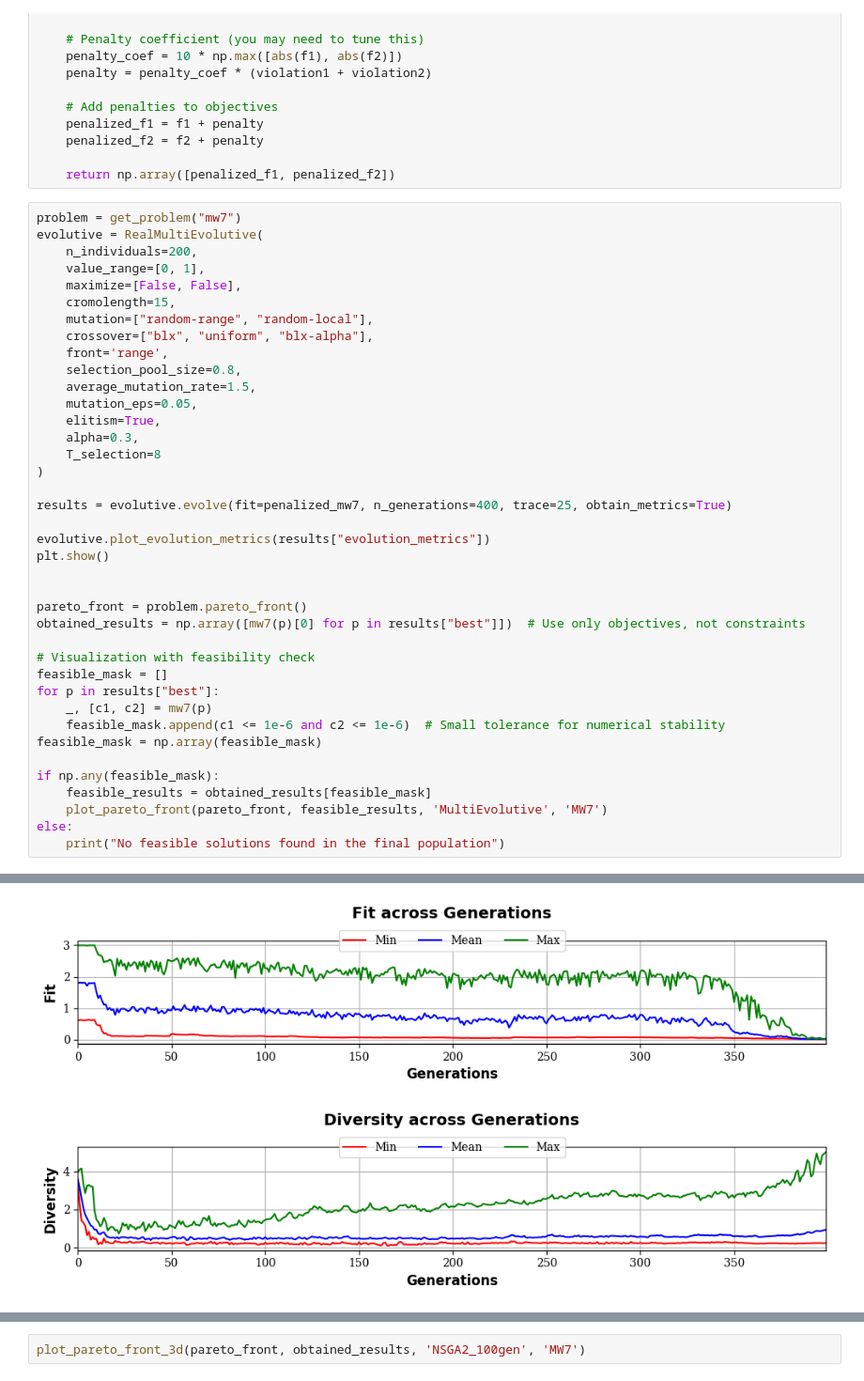
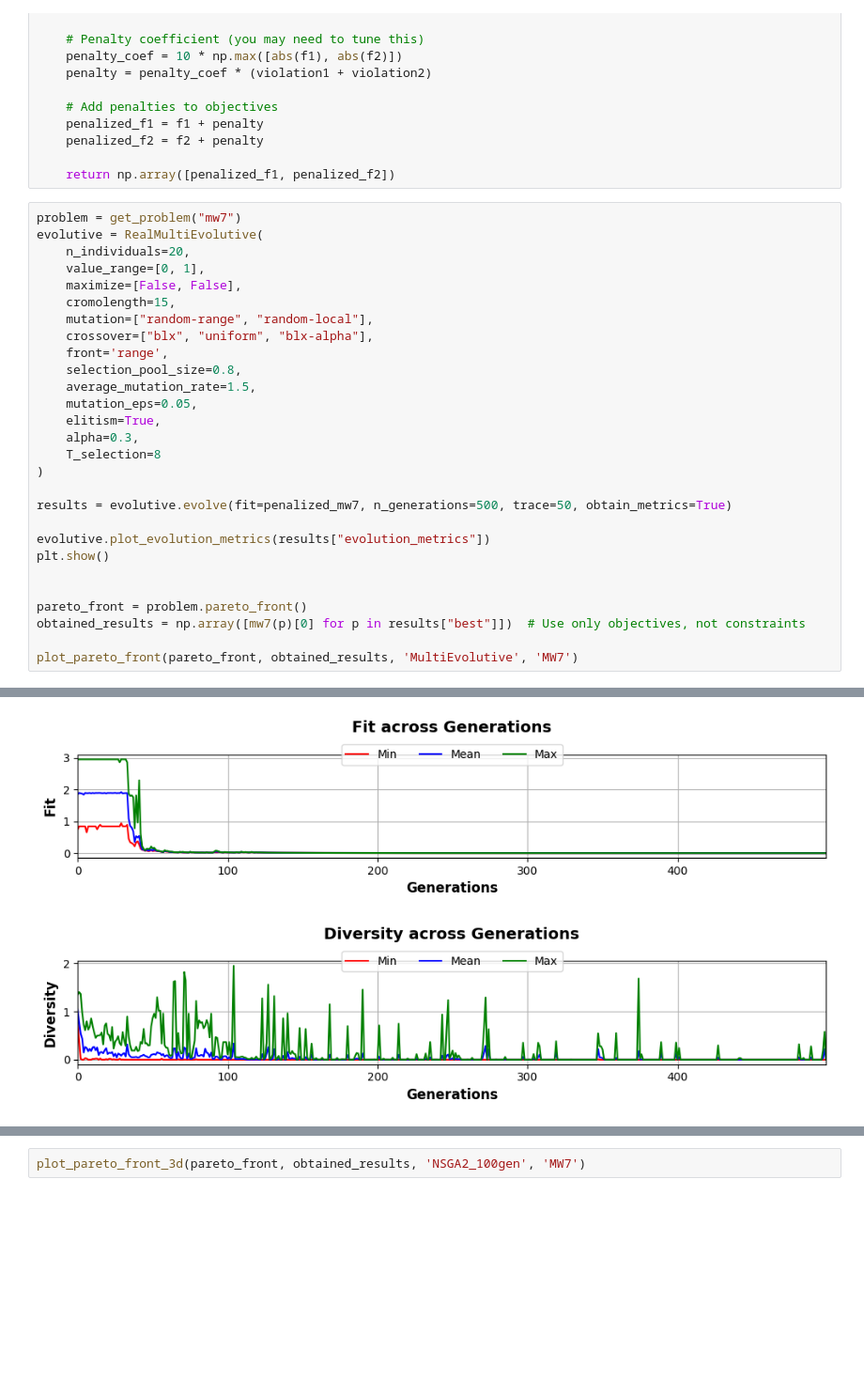
Before and after one commit to pedro-com/bioinspired-evo, a Jupyter notebook: hito2 alejandro.ipynb, the cells around one changed output, grey strips where cells are left out. Shown at 94% size. Cells and saved outputs as stored; diff of their text form; blank space fills up the shorter version.

```diff
--- a/hito2 alejandro.ipynb
+++ b/hito2 alejandro.ipynb
@@ -219,7 +211,7 @@ def penalized_mw7(x):
 # %%
 problem = get_problem("mw7")
 evolutive = RealMultiEvolutive(
-    n_individuals=200,
+    n_individuals=20,
     value_range=[0, 1],
     maximize=[False, False],
     cromolength=15,
@@ -234,7 +226,7 @@ evolutive = RealMultiEvolutive(
     T_selection=8
 )
 
-results = evolutive.evolve(fit=penalized_mw7, n_generations=400, trace=25, obtain_metrics=True)
+results = evolutive.evolve(fit=penalized_mw7, n_generations=500, trace=50, obtain_metrics=True)
 
 evolutive.plot_evolution_metrics(results["evolution_metrics"])
 plt.show()
@@ -243,16 +235,5 @@ plt.show()
 pareto_front = problem.pareto_front()
 obtained_results = np.array([mw7(p)[0] for p in results["best"]])  # Use only objectives, not constraints
 
-# Visualization with feasibility check
-feasible_mask = []
-for p in results["best"]:
-    _, [c1, c2] = mw7(p)
-    feasible_mask.append(c1 <= 1e-6 and c2 <= 1e-6)  # Small tolerance for numerical stability
-feasible_mask = np.array(feasible_mask)
-
-if np.any(feasible_mask):
-    feasible_results = obtained_results[feasible_mask]
-    plot_pareto_front(pareto_front, feasible_results, 'MultiEvolutive', 'MW7')
-else:
-    print("No feasible solutions found in the final population")
+plot_pareto_front(pareto_front, obtained_results, 'MultiEvolutive', 'MW7')
 # %% [output]
@@ -279 +250 @@ Generation      400 | Population Elite Points:      190 | Best Fit: 0.0328 | Mea
-[figure, old version]
+[figure, new version]
```
Also changed, not shown: parts of 25 cells of this notebook.
